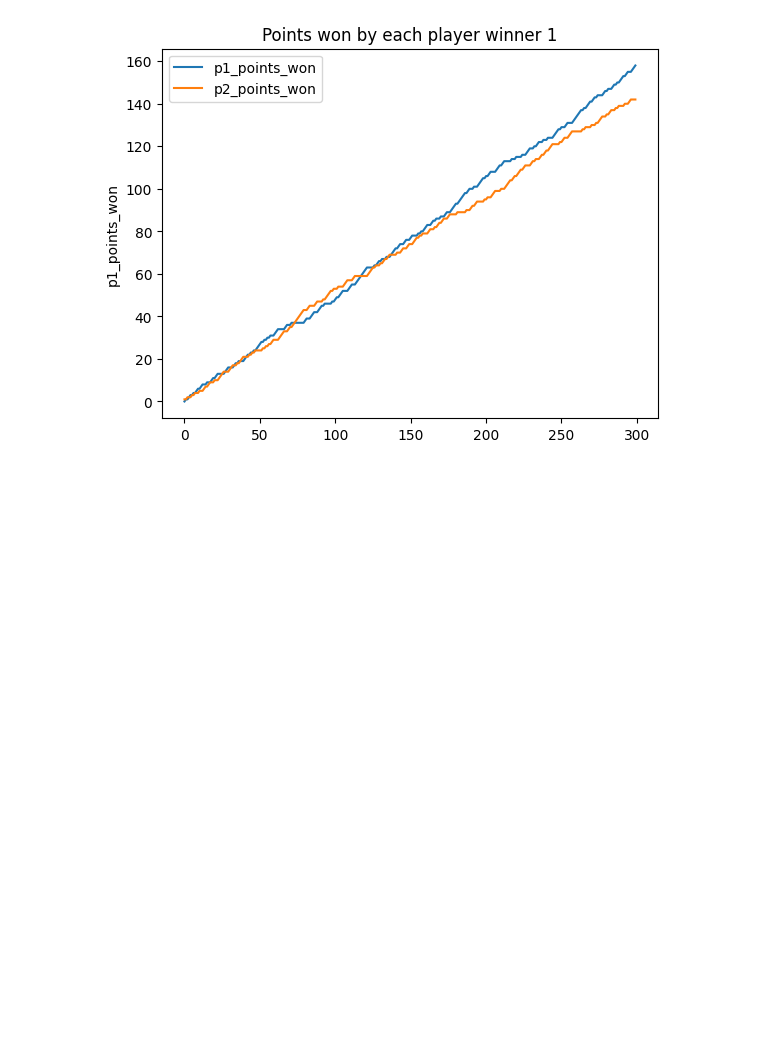
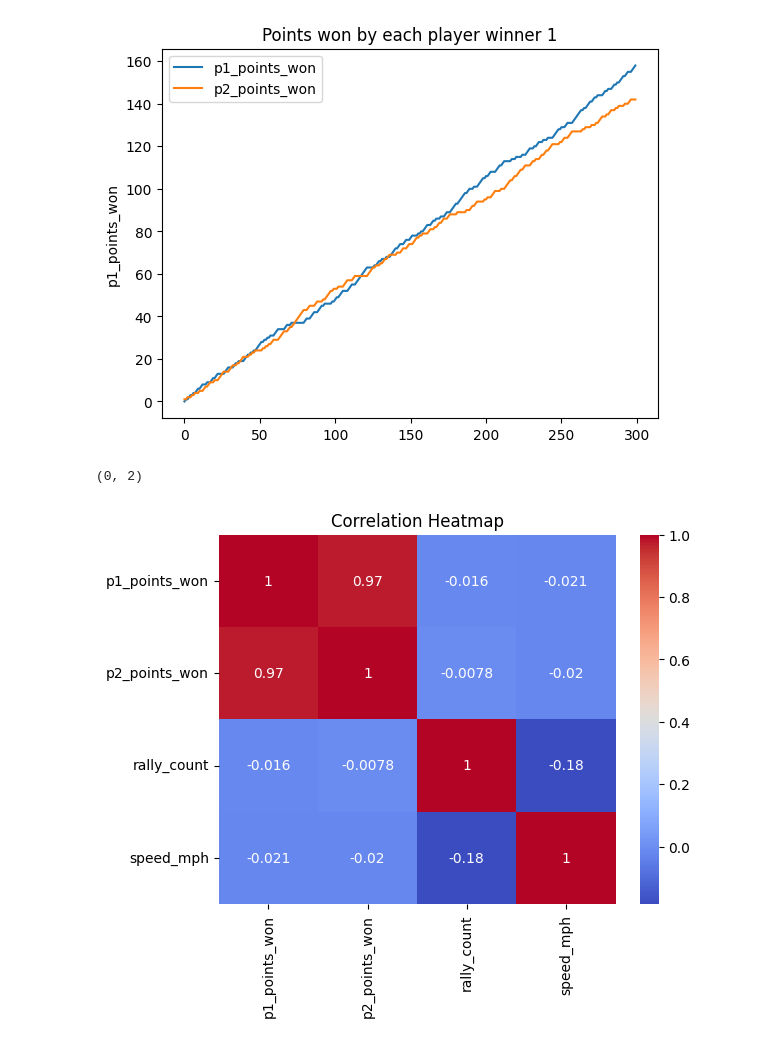
Before and after one commit to yubrajbhandari923/MCMContest, a Jupyter notebook: basic_graphs.ipynb, the cells around one changed output. Cells and saved outputs as stored; diff of their text form; code cells hidden in the pictures; blank space fills up the shorter version.

```diff
--- a/basic_graphs.ipynb
+++ b/basic_graphs.ipynb
@@ -50,3 +114,35 @@ plt.title(f"Points won by each player winner {match_winner(match0)}")
 # %% [output]
 Text(0.5, 1.0, 'Points won by each player winner 1')
 [figure]
+# %%
+# Calculate the number of times each player won consecutive points
+def consecutive_points_in_a_game(game):
+    pt_victor = np.array(game["point_victor"])
+    sum = (pt_victor[:-1] + pt_victor[1:])
+    p1 = (sum == 2).sum()
+    p2 = (sum == 4).sum()
+    return p1, p2
+
+def three_consecutive_points_in_a_game(game):
+    pt_victor = np.array(game["point_victor"])
+    sum = (pt_victor[:-2] + pt_victor[1:-1] + pt_victor[2:])
+    p1 = (sum == 3).sum()
+    p2 = (sum == 6).sum()
+    return p1, p2
+
+three_consecutive_points_in_a_game(divide_by_games(set0)[3])
+# %% [output]
+(0, 2)
+# %%
+# Select numerical features for correlation analysis
+numerical_features = df[['p1_points_won', 'p2_points_won', 'rally_count', 'speed_mph']]
+
+# Compute correlation matrix
+correlation_matrix = numerical_features.corr()
+
+# Plot heatmap
+sns.heatmap(correlation_matrix, annot=True, cmap='coolwarm')
+plt.title('Correlation Heatmap')
+plt.show()
+# %% [output]
+[figure, added]
```
Also changed, not shown: parts of 20 cells of this notebook, 4 other files.
